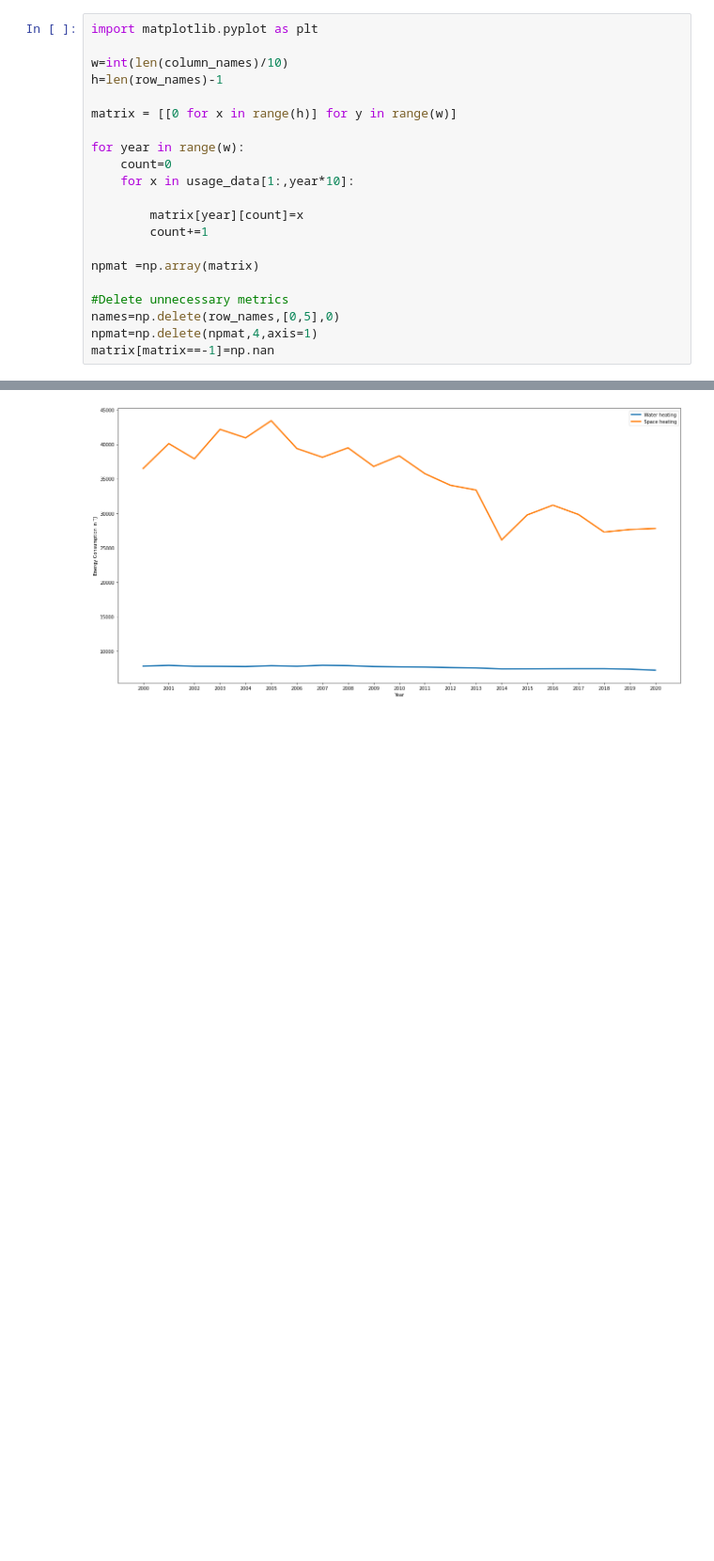
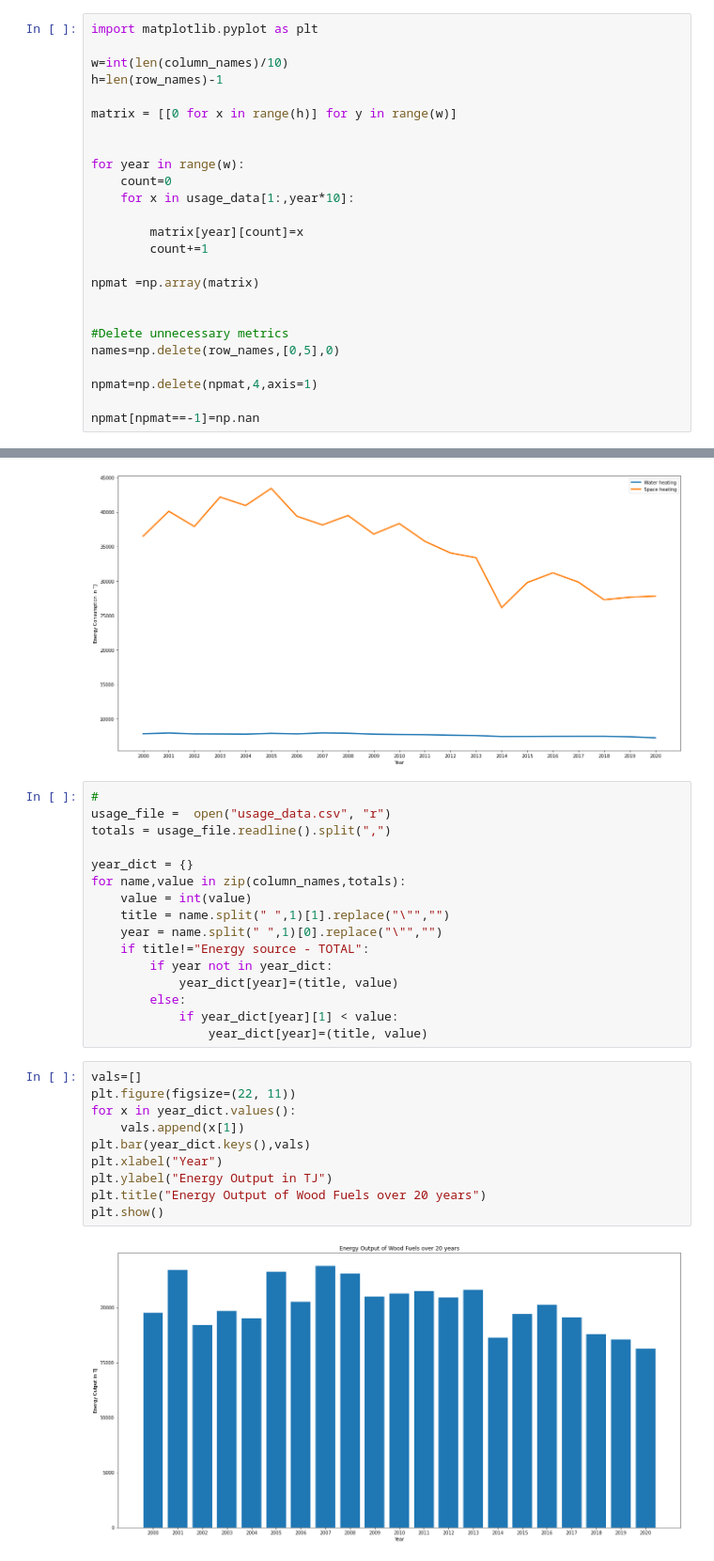
Before and after one commit to TilenBerlak/Data-mining-project, a Jupyter notebook: Projekt/Projekt.ipynb, the cells around one changed output, grey strips where cells are left out. Shown at 94% size. Saved outputs shown, nothing was run; the diff lists cells and outputs as text; blank space fills up the shorter version.

```diff
--- a/Projekt/Projekt.ipynb
+++ b/Projekt/Projekt.ipynb
@@ -29,6 +29,7 @@ w=int(len(column_names)/10)
 h=len(row_names)-1
 
 matrix = [[0 for x in range(h)] for y in range(w)]
+
 
 for year in range(w):
     count=0
@@ -39,7 +40,10 @@ for year in range(w):
 
 npmat =np.array(matrix)
 
+
 #Delete unnecessary metrics
 names=np.delete(row_names,[0,5],0)
+
 npmat=np.delete(npmat,4,axis=1)
-matrix[matrix==-1]=np.nan
+
+npmat[npmat==-1]=np.nan
@@ -99,3 +124,31 @@ plt.legend()
 plt.show()
 # %% [output]
 [figure]
+# %%
+#
+usage_file =  open("usage_data.csv", "r")
+totals = usage_file.readline().split(",")
+
+year_dict = {}
+for name,value in zip(column_names,totals):
+    value = int(value)
+    title = name.split(" ",1)[1].replace("\"","")
+    year = name.split(" ",1)[0].replace("\"","")
+    if title!="Energy source - TOTAL":
+        if year not in year_dict:
+            year_dict[year]=(title, value)
+        else:
+            if year_dict[year][1] < value:
+                year_dict[year]=(title, value)
+# %%
+vals=[]
+plt.figure(figsize=(22, 11))
+for x in year_dict.values():
+    vals.append(x[1])
+plt.bar(year_dict.keys(),vals)
+plt.xlabel("Year")
+plt.ylabel("Energy Output in TJ")
+plt.title("Energy Output of Wood Fuels over 20 years")
+plt.show()
+# %% [output]
+[figure, added]
```
Also changed, not shown: parts of 3 cells of this notebook.
